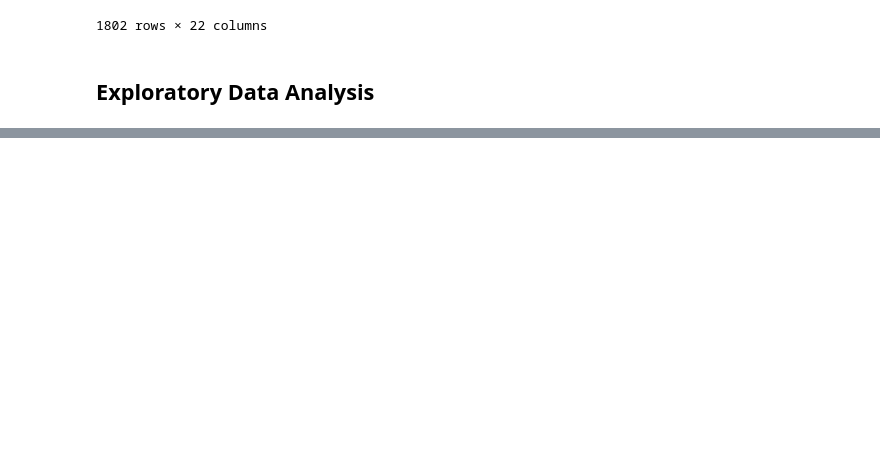
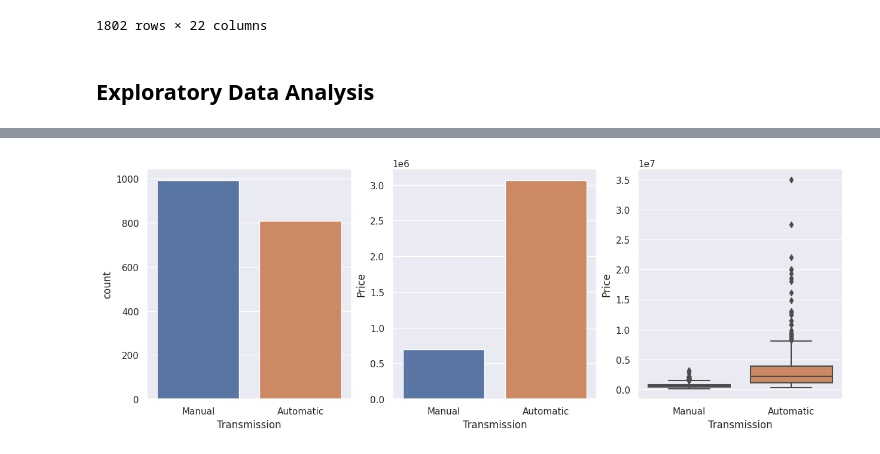
Before and after one commit to devroopsaha744/Data-Analytics-project-on-Used-Cards-Dataset, a Jupyter notebook: MLCOE_task1_EDA_used_cars_dataset.ipynb, the cells around one changed output, grey strips where cells are left out. Cells and saved outputs as stored; diff of their text form; code cells hidden in the pictures; blank space fills up the shorter version.

```diff
--- a/MLCOE_task1_EDA_used_cars_dataset.ipynb
+++ b/MLCOE_task1_EDA_used_cars_dataset.ipynb
@@ -342,0 +291,10 @@ plt.show()
+# %%
+transm = pd.DataFrame(df1.groupby('Transmission')['Price'].mean().reset_index().sort_values(by = 'Price',ascending = True))
+
+fig, axes = plt.subplots(1,3, figsize = (15,5))
+sns.countplot(x ='Transmission', data = df1, ax = axes[0])
+sns.barplot(x = 'Transmission', y = 'Price' ,data = transm, ax = axes[1])
+sns.boxplot(x = 'Transmission', y ='Price',data = df1, ax = axes[2])
+plt.show()
+# %% [output]
+[figure, added]
```
Also changed, not shown: parts of 39 cells of this notebook.
